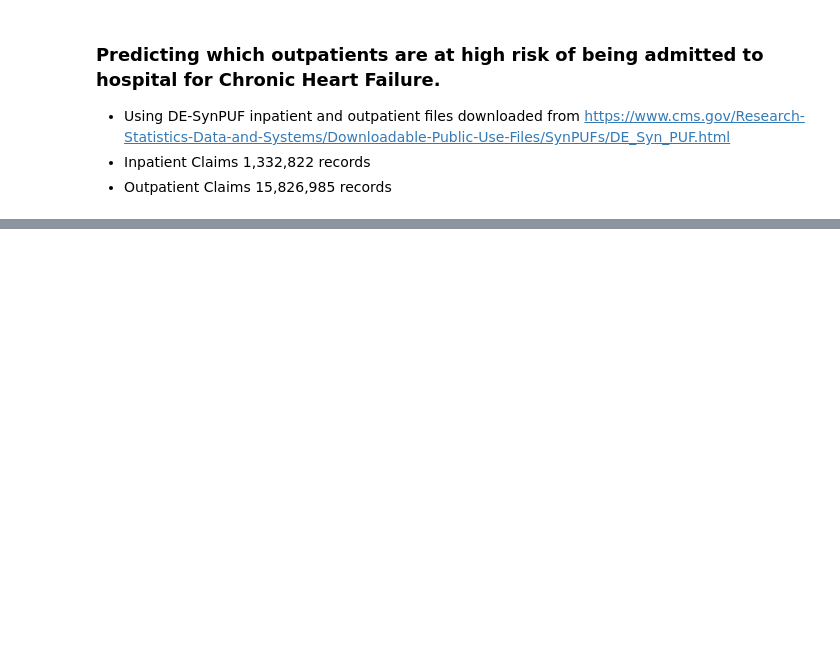
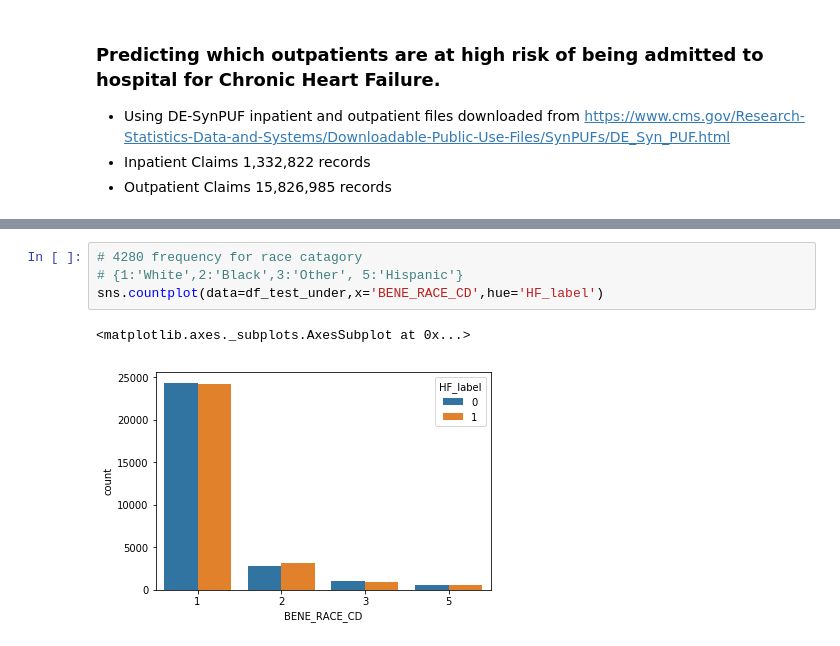
Before and after one commit to barbking/healthcare_analytics_medicare_DESynPUF_dataset, a Jupyter notebook: BarbKing-HealthCare-Analytics-Project.ipynb, the cells around one changed output, grey strips where cells are left out. Saved outputs shown, nothing was run; the diff lists cells and outputs as text; blank space fills up the shorter version.

```diff
--- a/BarbKing-HealthCare-Analytics-Project.ipynb
+++ b/BarbKing-HealthCare-Analytics-Project.ipynb
@@ -79,0 +157,7 @@ Name: ip_4280, dtype: int64
+# %%
+# 4280 frequency for race catagory
+# {1:'White',2:'Black',3:'Other', 5:'Hispanic'}
+sns.countplot(data=df_test_under,x='BENE_RACE_CD',hue='HF_label')
+# %% [output]
+<matplotlib.axes._subplots.AxesSubplot at 0x...>
+[figure, added]
```
Also changed, not shown: parts of 24 cells of this notebook, 1 other file.
